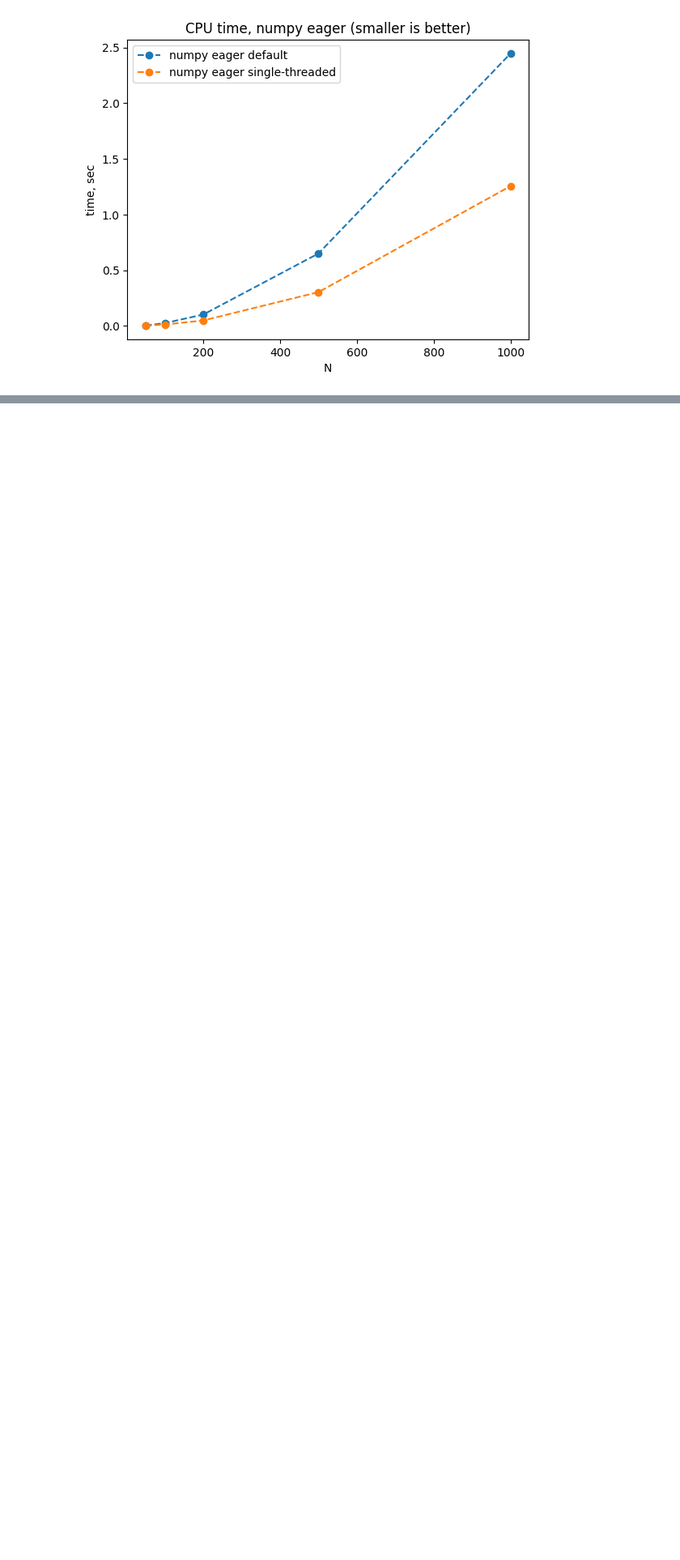
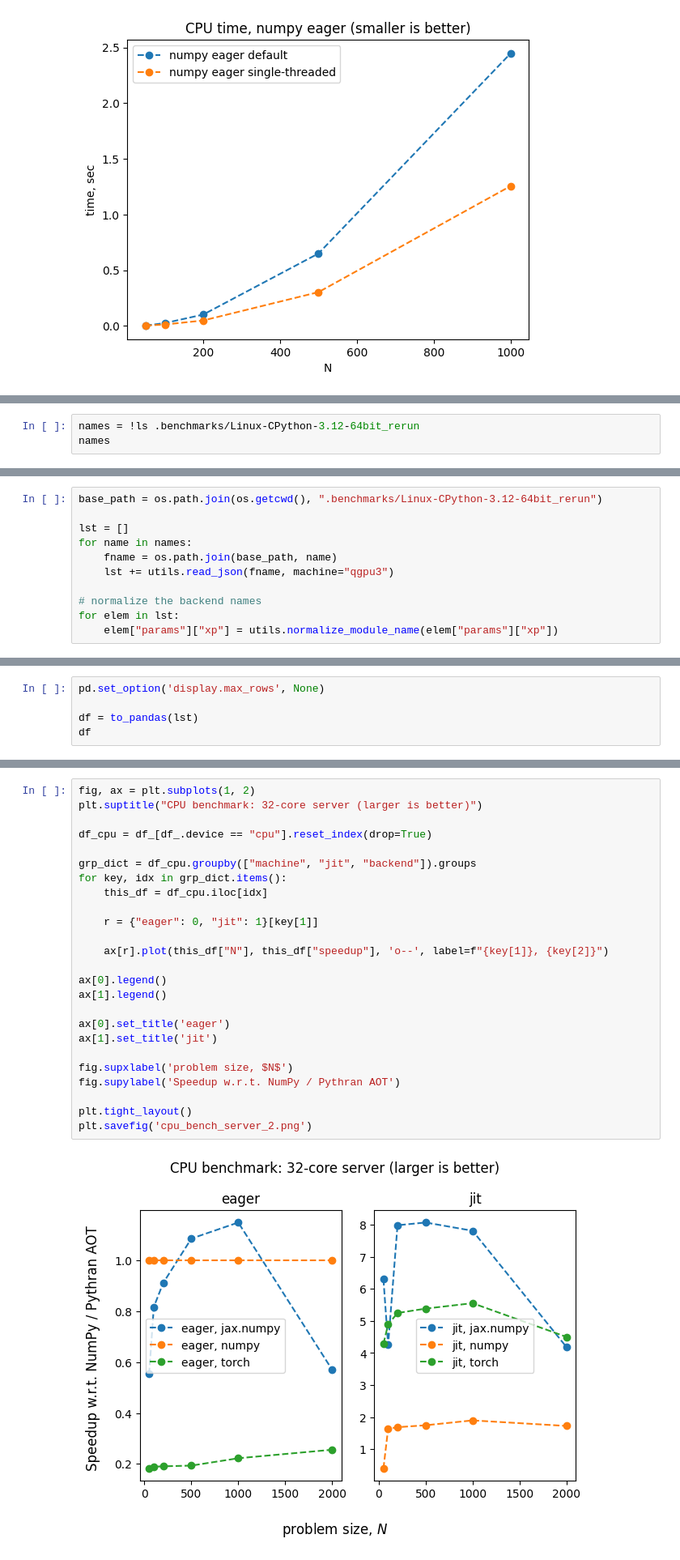
Before and after one commit to ev-br/bench_playground, a Jupyter notebook: viz.rbf.ipynb, the cells around one changed output, grey strips where cells are left out. Shown at 81% size. Saved outputs shown, nothing was run; the diff lists cells and outputs as text; blank space fills up the shorter version.

```diff
--- a/viz.rbf.ipynb
+++ b/viz.rbf.ipynb
@@ -500,0 +533,3 @@ df__
+# %%
+names = !ls .benchmarks/Linux-CPython-3.12-64bit_rerun
+names
@@ -500,0 +541,11 @@ df__
+# %%
+base_path = os.path.join(os.getcwd(), ".benchmarks/Linux-CPython-3.12-64bit_rerun")
+
+lst = []
+for name in names:
+    fname = os.path.join(base_path, name)
+    lst += utils.read_json(fname, machine="qgpu3")
+
+# normalize the backend names
+for elem in lst:
+    elem["params"]["xp"] = utils.normalize_module_name(elem["params"]["xp"])
@@ -500,0 +572,5 @@ df__
+# %%
+pd.set_option('display.max_rows', None)
+
+df = to_pandas(lst)
+df
@@ -500,0 +649,27 @@ df__
+# %%
+fig, ax = plt.subplots(1, 2)
+plt.suptitle("CPU benchmark: 32-core server (larger is better)")
+
+df_cpu = df_[df_.device == "cpu"].reset_index(drop=True)
+
+grp_dict = df_cpu.groupby(["machine", "jit", "backend"]).groups
+for key, idx in grp_dict.items():
+    this_df = df_cpu.iloc[idx]
+
+    r = {"eager": 0, "jit": 1}[key[1]]
+
+    ax[r].plot(this_df["N"], this_df["speedup"], 'o--', label=f"{key[1]}, {key[2]}")
+
+ax[0].legend()
+ax[1].legend()
+
+ax[0].set_title('eager')
+ax[1].set_title('jit')
+
+fig.supxlabel('problem size, $N$')
+fig.supylabel('Speedup w.r.t. NumPy / Pythran AOT')
+
+plt.tight_layout()
+plt.savefig('cpu_bench_server_2.png')
+# %% [output]
+[figure, added]
```
Also changed, not shown: parts of 10 cells of this notebook, 1 other file.
